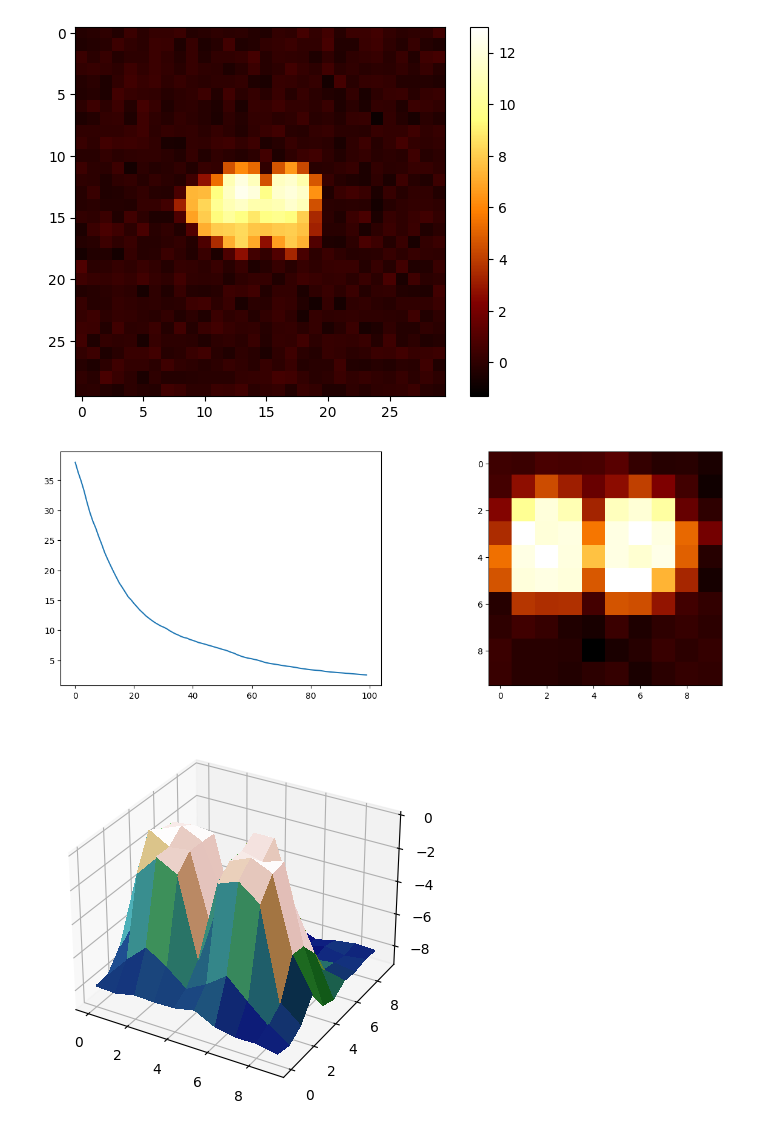
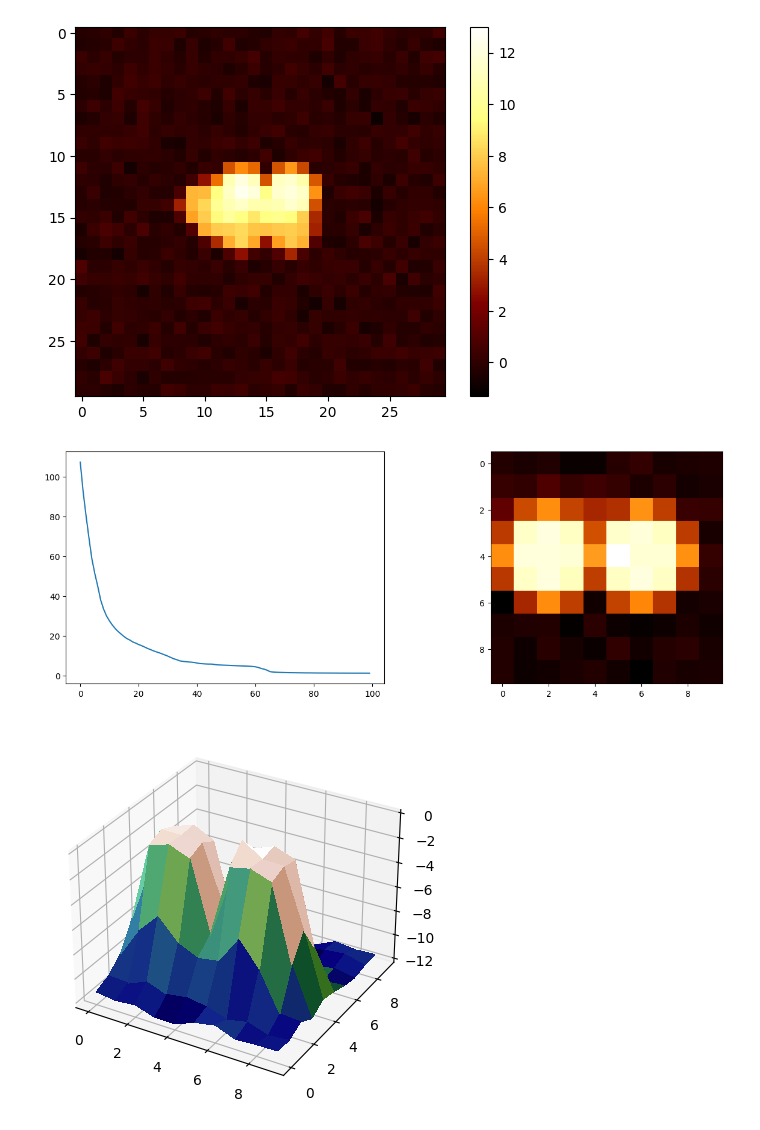
Before and after one commit to matsunagalab/ColabBTR, a Jupyter notebook: ColabBTR.ipynb, the cells around one changed output. Saved outputs shown, nothing was run; the diff lists cells and outputs as text; code cells hidden in the pictures.

```diff
--- a/ColabBTR.ipynb
+++ b/ColabBTR.ipynb
@@ -70,7 +70,7 @@ jobname test
 custom_path test/afm_data
 # %%
 #@title Load the uploaded data
-
+import torch
 import libasd
 import numpy as np
 import matplotlib.pyplot as plt
@@ -83,15 +83,14 @@ for filename in os.listdir(custom_path):
     file_path.append(os.path.join(custom_path, filename))
 
 if file_path[0].endswith('.asd'):
-    process_asd(file_path)
     data = libasd.read_asd(file_path[0])
     print("version    = {}"     .format(data.header.file_version))
     print("image size = {}x{}"  .format(data.header.x_pixel, data.header.y_pixel))
     print("there are {} frames.".format(len(data.frames)))
-    images = []
-    for frame in data.frames:
-        images.append(frame.image())
-    images = np.array(images)
+    nframe = len(data.frames)
+    images = np.zeros((nframe, data.header.y_pixel, data.header.x_pixel))
+    for iframe in range(nframe):
+        images[iframe, :, :] = data.frames[iframe].data
 
 elif file_path[0].endswith('.gwy'):
     obj = gwyfile.load(file_path[0])
@@ -194,7 +193,7 @@ elif images_or_movie == 'movie':
 from colabbtr.morphology import differentiable_btr
 
 first_frame = 0#@param {type:"raw"}
-last_frame = 10#@param {type:"raw"}
+last_frame = 30#@param {type:"raw"}
 pixel_height = 10#@param {type:"raw"}
 pixel_width = 10#@param {type:"raw"}
 epoch = 100#@param {type:"raw"}
@@ -203,40 +202,39 @@ weight_decay = 0.0#@param {type:"raw"}
 
 tip_tensor, loss = differentiable_btr(images_tensor[first_frame:last_frame, :, :],
                              (pixel_height, pixel_width),
-                             nepoch=epoch, lr=learning_rate, weight_decay=weight_decay,
-                             device=device)
+                             nepoch=epoch, lr=learning_rate, weight_decay=weight_decay)
 
 tip = tip_tensor.to('cpu').numpy()
 
 import matplotlib.pyplot as plt
 import numpy as np
 from matplotlib.colors import LightSource
 from matplotlib import cm
 
 plt.figure(figsize=(15, 5))
 
 plt.subplot(1, 2, 1)
 plt.plot(loss)
 
 plt.subplot(1, 2, 2)
 plt.imshow(tip, cmap="afmhot", aspect="equal")
 plt.show()
 #plt.imshow(idilation(surface_tensor, tip_tensor).cpu().detach().numpy(), cmap='afmhot')
 
 nrows, ncols = tip.shape
 # xとyの範囲を生成
 x = np.arange(ncols)
 y = np.arange(nrows)
 x, y = np.meshgrid(x, y)
 # Set up plot
 fig, ax = plt.subplots(subplot_kw=dict(projection='3d'))
 ls = LightSource(270, 45)
 # To use a custom hillshading mode, override the built-in shading and pass
 # in the rgb colors of the shaded surface calculated from "shade".
 rgb = ls.shade(tip, cmap=cm.gist_earth, vert_exag=0.1, blend_mode='soft')
 surf = ax.plot_surface(x, y, tip, rstride=1, cstride=1, facecolors=rgb,
                        linewidth=0, antialiased=False, shade=False)
 plt.show()
 # %% [output]
-[figure, old version]
+[figure, new version]
-[figure, old version]
+[figure, new version]
```
Also changed, not shown: parts of 4 cells of this notebook.
